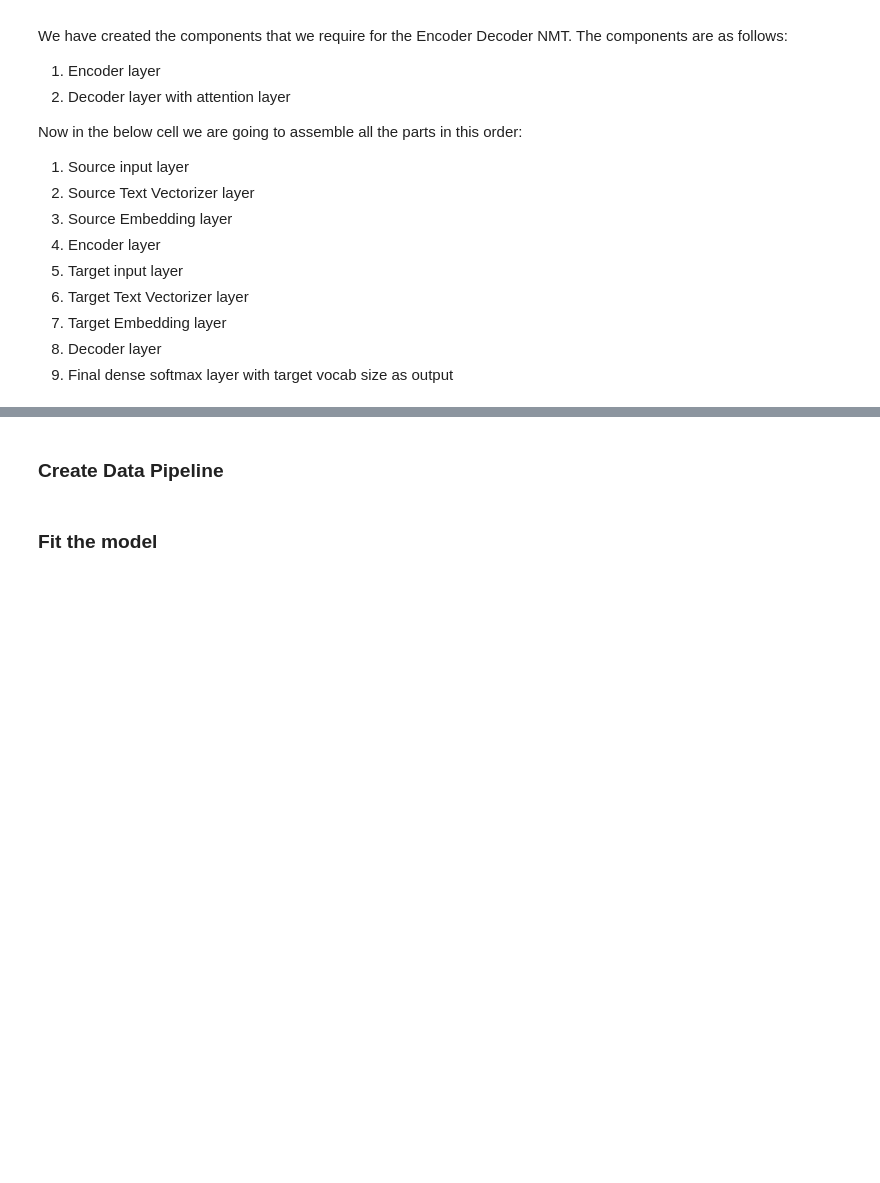
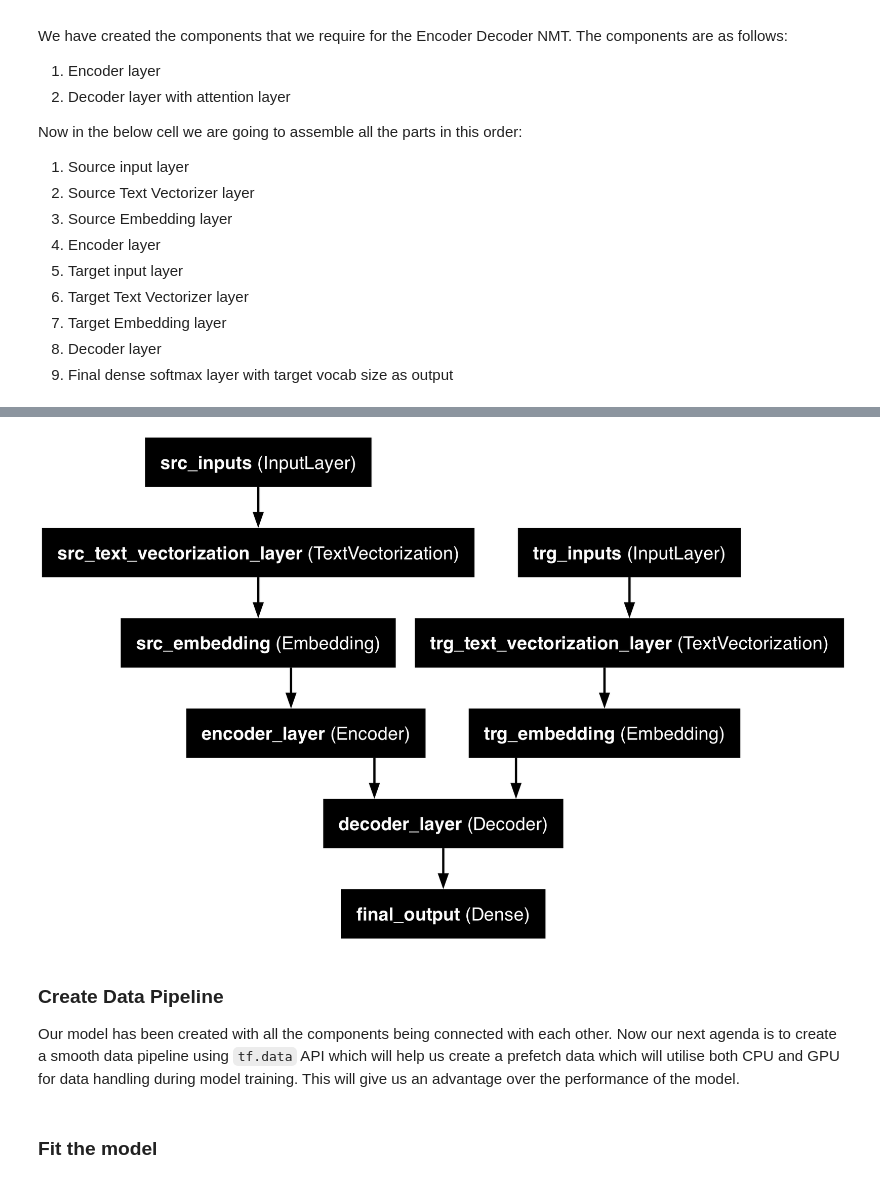
Before and after one commit to klsharma22/EncoderDecoderExp, a Jupyter notebook: NMT_v_1.0.ipynb, the cells around one changed output, grey strips where cells are left out. Drawn from its saved outputs; the diff is of its cells as text; code cells hidden in the pictures; blank space fills up the shorter version.

Commit message:
Deleted the subclass of the model due to input issues. Created the model in Functional API method.

```diff
--- a/NMT_v_1.0.ipynb
+++ b/NMT_v_1.0.ipynb
@@ -307,7 +307,7 @@ class Decoder(tf.keras.layers.Layer):
             x = self.add_layer([x, h, c])
 
 
-        return  x, h, c
+        return  x
 
 decoder_layer = Decoder(units= 512,
                         num_layers= 8,
@@ -347,10 +347,12 @@ Now in the below cell we are going to assemble all the parts in this order:
 # Creating Text Vectorizer layer
 src_text_vectorizer_layer = tf.keras.layers.TextVectorization(max_tokens= len(src_vocab),
                                                             pad_to_max_tokens= True,
-                                                            output_sequence_length= max(max_src_len, max_trg_len))
+                                                            output_sequence_length= max(max_src_len, max_trg_len),
+                                                              name= 'src_text_vectorization_layer')
 trg_text_vectorizer_layer = tf.keras.layers.TextVectorization(max_tokens= len(trg_vocab),
                                                             pad_to_max_tokens= True,
-                                                            output_sequence_length= max(max_trg_len, max_src_len))
+                                                            output_sequence_length= max(max_trg_len, max_src_len),
+                                                              name= 'trg_text_vectorization_layer')
 
 # Adapting the vectorizer
 src_text_vectorizer_layer.adapt(src_train)
@@ -373 +375,9 @@ Trg Vector: [   2 4899   57    3    0    0    0    0    0    0    0    0    0
+# %%
+# Creating constants for the model parameters
+E_UNITS = 512
+E_NUM_LAYERS= 8
+E_DROPOUT_RATE = 0.5
+D_UNITS = 512
+D_NUM_LAYERS= 8
+D_DROPOUT_RATE = 0.5
 # %%
@@ -440,5 +445,11 @@ TypeError: '>' not supported between instances of 'tuple' and 'float'
+# %%
+tf.keras.utils.plot_model(model, show_layer_names= True)
+# %% [output]
+[figure, added]
 # %% [markdown]
 ### Create Data Pipeline
+
+Our model has been created with all the components being connected with each other. Now our next agenda is to create a smooth data pipeline using `tf.data` API which will help us create a prefetch data which will utilise both CPU and GPU for data handling during model training. This will give us an advantage over the performance of the model.
 # %% [markdown]
 ### Fit the model
 # %% [markdown]
```
Also changed, not shown: parts of 6 cells of this notebook.
